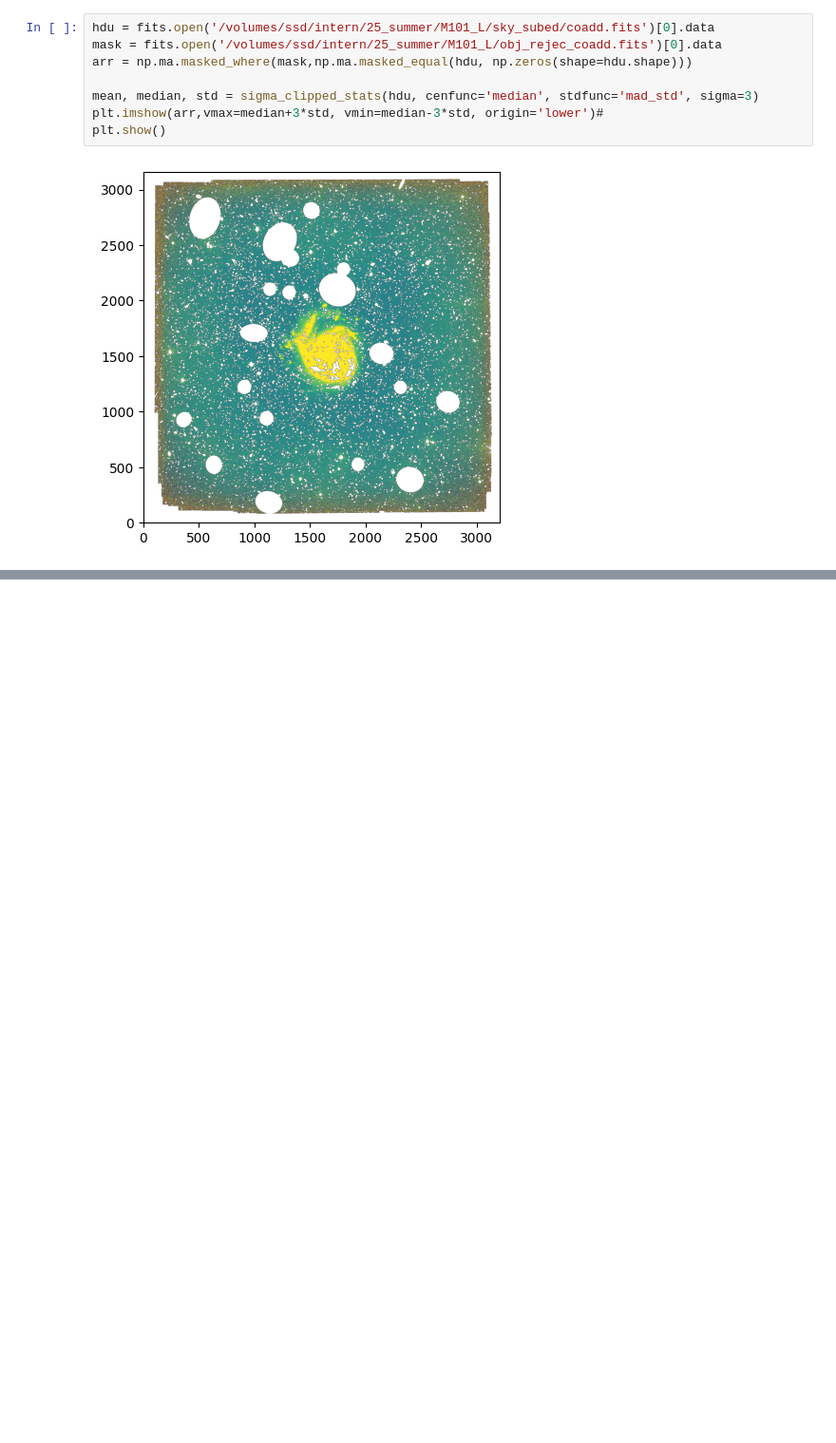
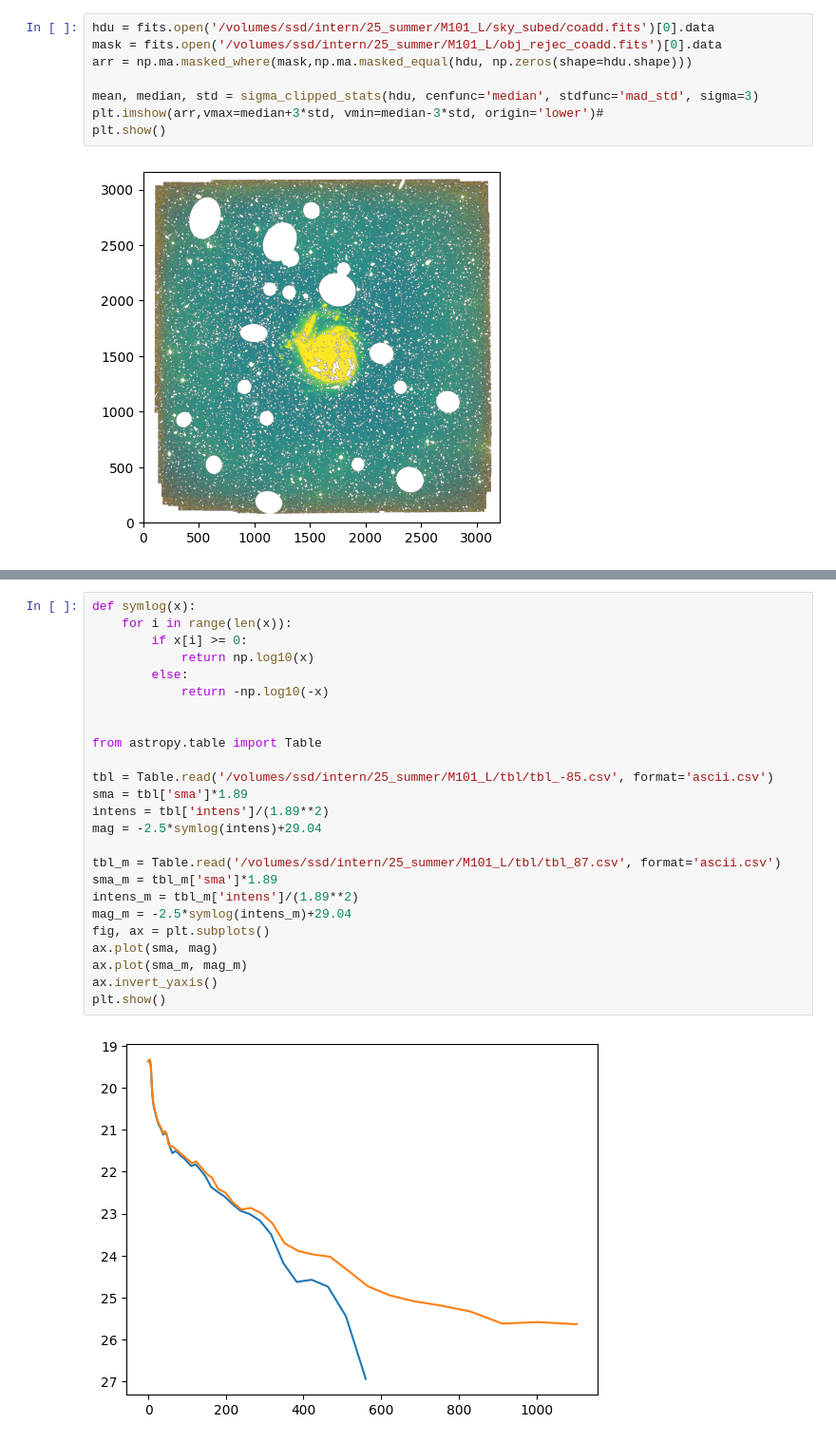
Before and after one commit to iyjang1026/astronomy, a Jupyter notebook: tmp.ipynb, the cells around one changed output, grey strips where cells are left out. Shown at 95% size. Cells and saved outputs as stored; diff of their text form; blank space fills up the shorter version.

```diff
--- a/tmp.ipynb
+++ b/tmp.ipynb
@@ -72,0 +81,27 @@ fits.writeto('/volumes/ssd/intern/25_summer/M101_L/non0_coadd.fits', hdu_arr, hd
+# %%
+def symlog(x):
+    for i in range(len(x)):
+        if x[i] >= 0:
+            return np.log10(x)
+        else:
+            return -np.log10(-x)
+
+
+from astropy.table import Table
+
+tbl = Table.read('/volumes/ssd/intern/25_summer/M101_L/tbl/tbl_-85.csv', format='ascii.csv')
+sma = tbl['sma']*1.89
+intens = tbl['intens']/(1.89**2)
+mag = -2.5*symlog(intens)+29.04
+
+tbl_m = Table.read('/volumes/ssd/intern/25_summer/M101_L/tbl/tbl_87.csv', format='ascii.csv')
+sma_m = tbl_m['sma']*1.89
+intens_m = tbl_m['intens']/(1.89**2)
+mag_m = -2.5*symlog(intens_m)+29.04
+fig, ax = plt.subplots()
+ax.plot(sma, mag)
+ax.plot(sma_m, mag_m)
+ax.invert_yaxis()
+plt.show()
+# %% [output]
+[figure, added]
```
Also changed, not shown: parts of 2 cells of this notebook, 18 other files.
